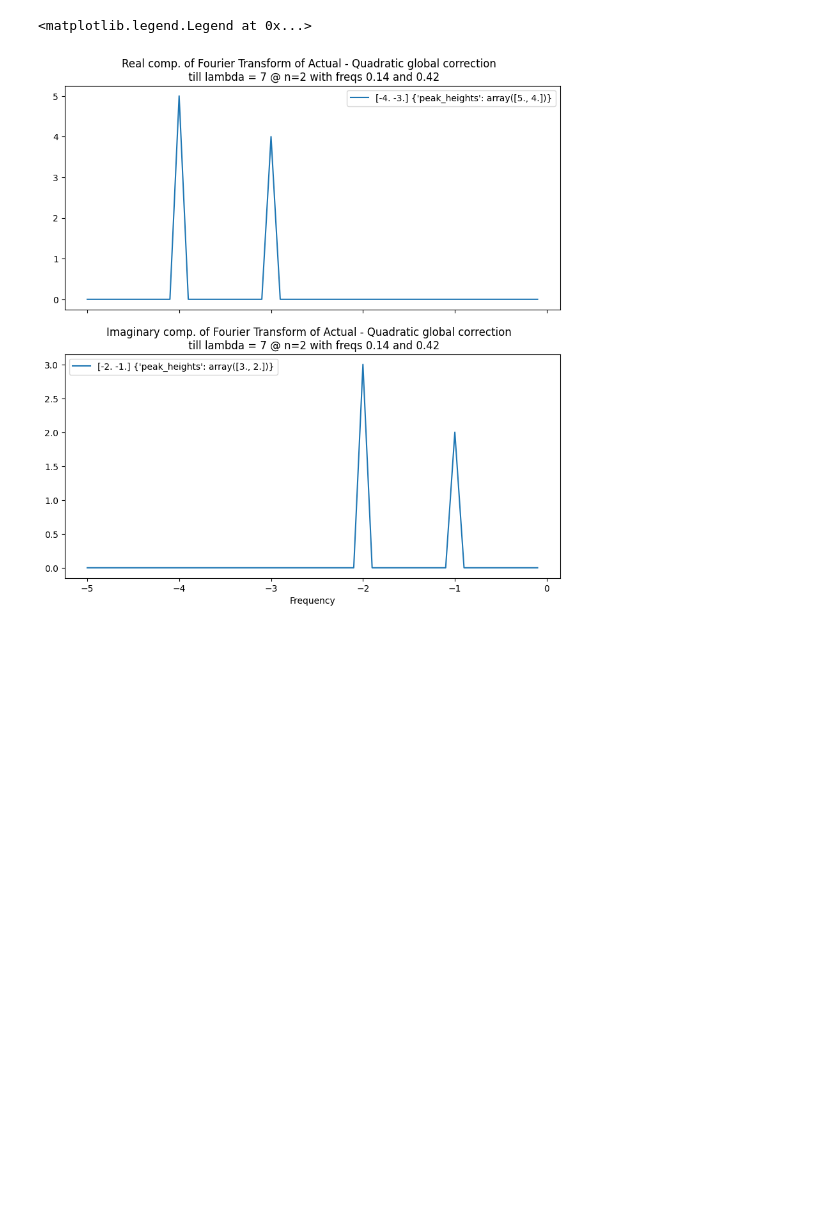
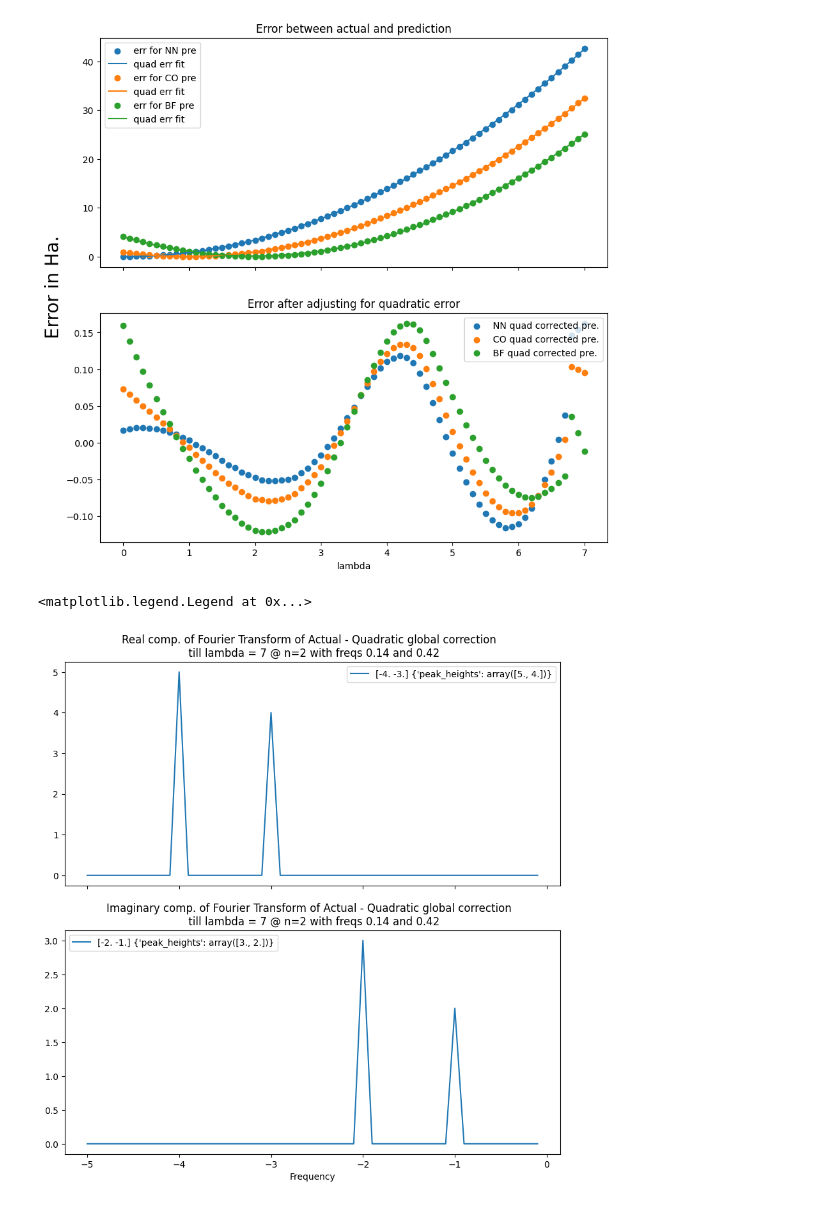
Before and after one commit to meetc1213/QA, a Jupyter notebook: test.ipynb, the cells around one changed output. Drawn from its saved outputs; the diff is of its cells as text; code cells hidden in the pictures; blank space fills up the shorter version.

```diff
--- a/test.ipynb
+++ b/test.ipynb
@@ -7,3 +8,8 @@ FT()
+# %%
+a = 1
+plot_quad_errors()
+# %% [output]
+[figure, added]
 # %%
 # testing hypothesis about real and imaginary parts of FT
 time  = np.linspace(0,10,100,endpoint=False)
```
Also changed, not shown: parts of 7 cells of this notebook, 6 other files.
